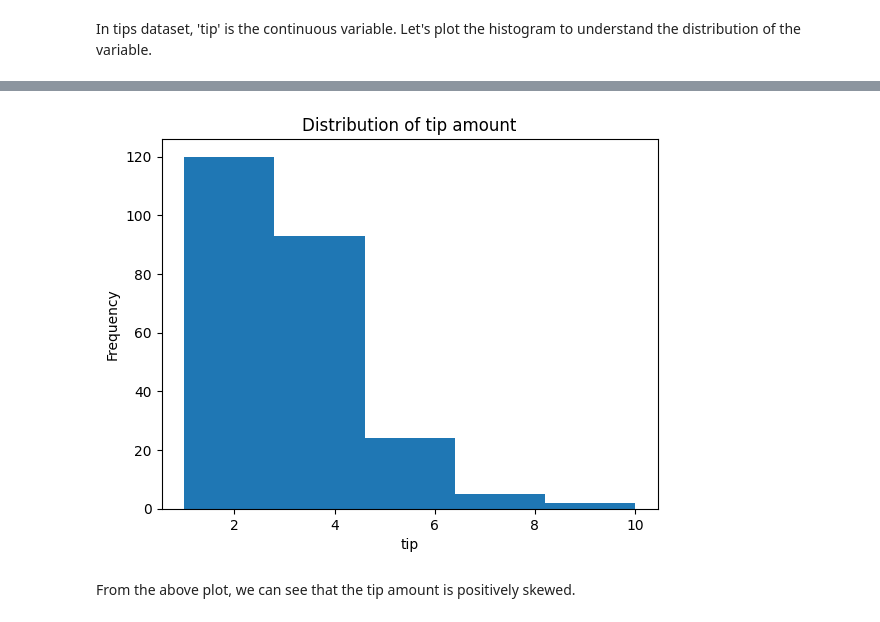
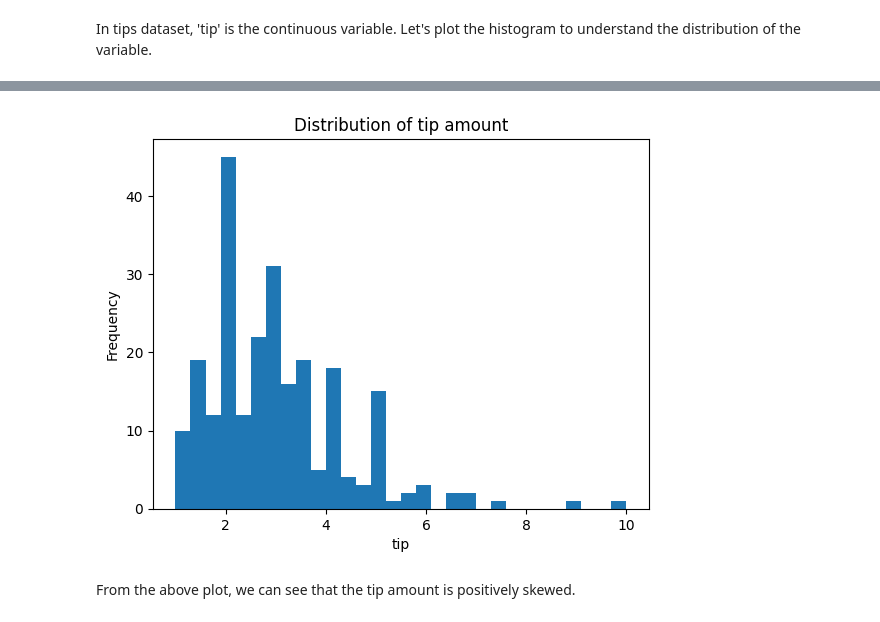
Before and after one commit to zartashiafzal/7am_Data_analysis_with_python, a Jupyter notebook: Data Manipulation and Visualization.ipynb, the cells around one changed output, grey strips where cells are left out. Cells and saved outputs as stored; diff of their text form; code cells hidden in the pictures.

```diff
--- a/Data Manipulation and Visualization.ipynb
+++ b/Data Manipulation and Visualization.ipynb
@@ -773,16 +786,16 @@ In tips dataset, 'tip' is the continuous variable. Let's plot the histogram to u
 # %%
 # plot the histogram
 # specify the number of bins, using 'bins' parameter
-plt.hist(tips_data['tip'], bins= 5)
+plt.hist(tips_data['tip'], bins= 30)
 
 # add the graph title and axes labels
 plt.title('Distribution of tip amount')
 plt.xlabel('tip')
 plt.ylabel('Frequency')
 
 # display the plot
 plt.show()
 # %% [output]
-[figure, old version]
+[figure, new version]
 # %% [markdown]
 From the above plot, we can see that the tip amount is positively skewed.
```
Also changed, not shown: parts of 9 cells of this notebook.
